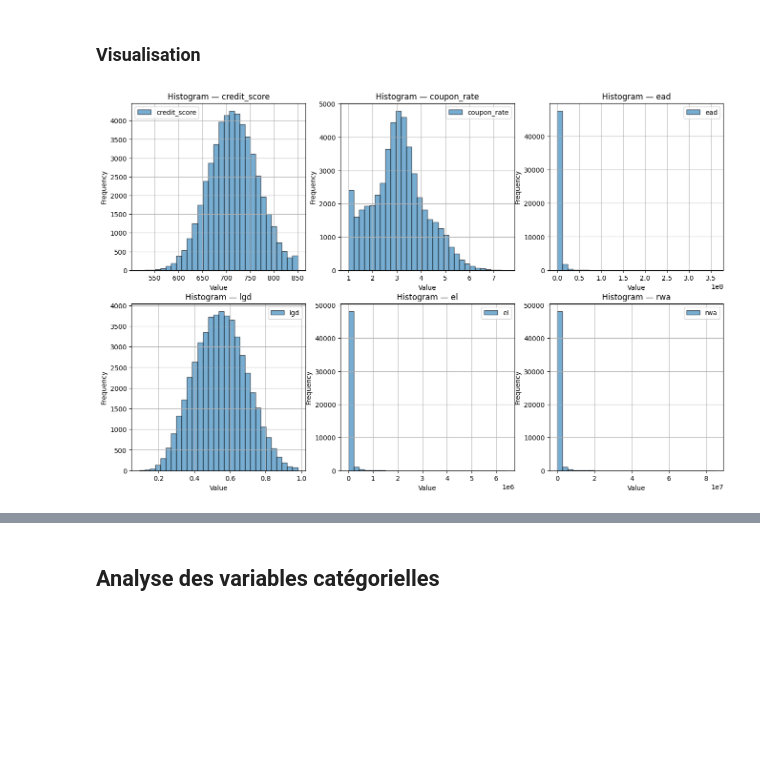
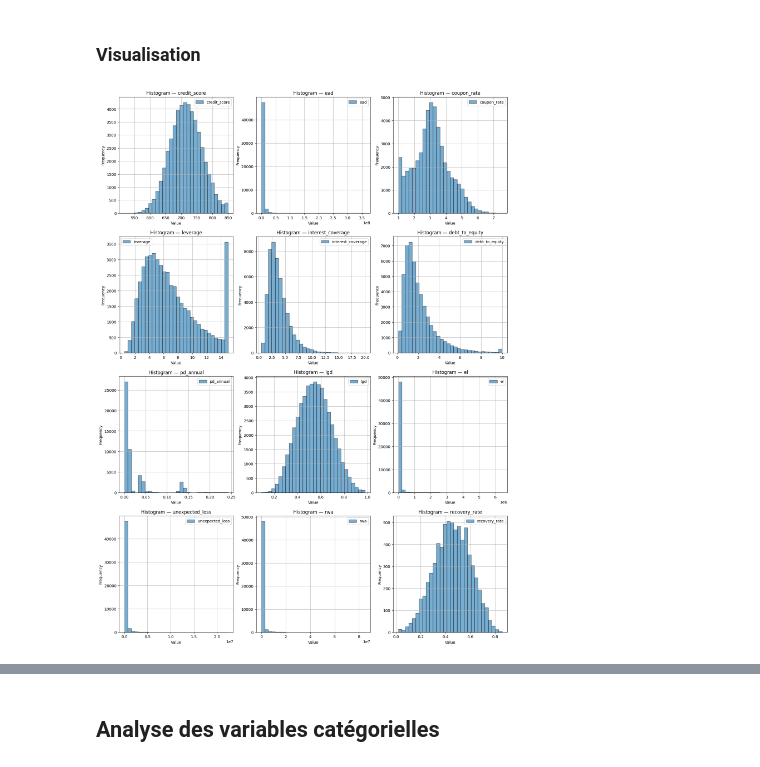
Before and after one commit to NajimDja/Analyse-risque-credit, a Jupyter notebook: analyse_credit.ipynb, the cells around one changed output, grey strips where cells are left out. Cells and saved outputs as stored; diff of their text form; code cells hidden in the pictures; blank space fills up the shorter version.

```diff
--- a/analyse_credit.ipynb
+++ b/analyse_credit.ipynb
@@ -173,7 +199,9 @@ maturity_months, credit_score, ead, coupon_rate, leverage, interest_coverage, de
 ### Visualisation
 # %%
 # Histogrammes
-fig, axes = plt.subplots(2, 3, figsize=(16, 10))
-dv.plot_histogram(df_loans, columns=['credit_score', 'coupon_rate', 'ead', 'lgd', 'el', 'rwa'], axes=axes)
+fig, axes = plt.subplots(4, 3, figsize=(18, 25))
+dv.plot_histogram(df_loans, columns=['credit_score', 'ead', 'coupon_rate', 'leverage', 'interest_coverage',
+                                     'debt_to_equity', 'pd_annual', 'lgd', 'el', 'unexpected_loss', 'rwa',
+                                     'recovery_rate'], axes=axes)
 # %% [output]
-[figure, old version]
+[figure, new version]
```
Also changed, not shown: parts of 4 cells of this notebook, 1 other file.
